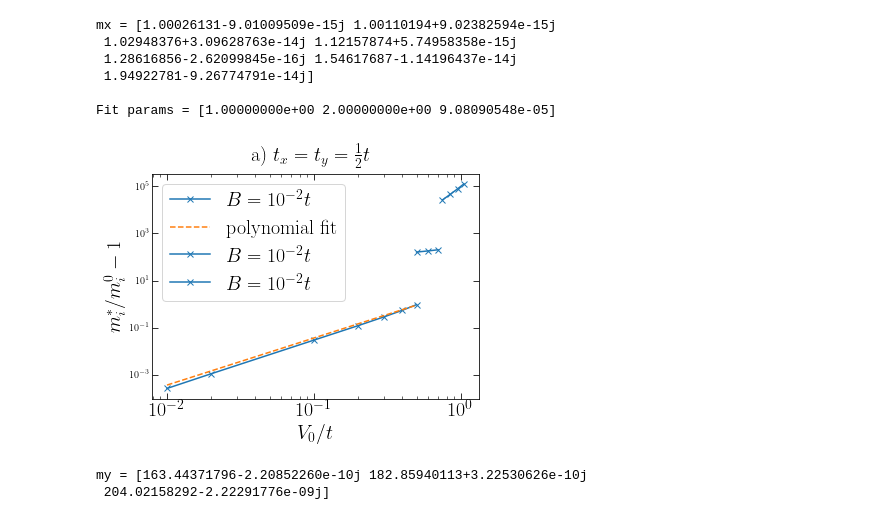
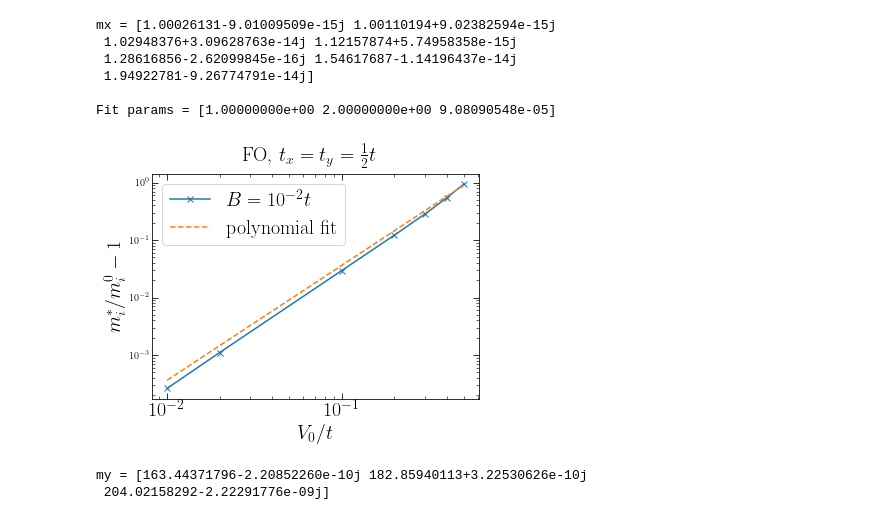
Before and after one commit to Progklui/rotor_lattice_models, a Jupyter notebook: eff_mass.ipynb, the cells around one changed output. Saved outputs shown, nothing was run; the diff lists cells and outputs as text; code cells hidden in the pictures.

```diff
--- a/eff_mass.ipynb
+++ b/eff_mass.ipynb
@@ -182,43 +182,38 @@ font_size = 20
 
 fig, axs = plt.subplots()
 
-plt.suptitle(r'a) $t_x=t_y=\frac{1}{2}t$', fontsize=font_size)
+plt.suptitle(r'FO, $t_x=t_y=\frac{1}{2}t$', fontsize=font_size)
 
 axs.plot(V_0_range_fo/t, mx_fo.real-1, color='tab:blue', marker='x', linestyle='solid', label=r'$B = 10^{-2} t$')
 axs.plot(x_fit/t, y_fit.real-1, color='tab:orange', linestyle='dashed', label=r'polynomial fit')
-
-axs.plot(V_0_range_fdv/t, my_fdv.real-1, color='tab:blue', marker='x', linestyle='solid', label=r'$B = 10^{-2} t$')
-
-axs.plot(V_0_range_sp/t, mx_sp.real-1, color='tab:blue', marker='x', linestyle='solid', label=r'$B = 10^{-2} t$')
-
 
 plt.xlabel(r'$V_0/t$', fontsize=font_size)
 plt.ylabel(r'$m_i^*/m_i^0-1$', fontsize=font_size)
 
 plt.xticks(fontsize=font_size)
 
 axs.set_xscale('log', base=10)
 axs.set_yscale('log', base=10)
 
 #axs.invert_yaxis()
 #axs.set_yticks([1e-1,1e-2,1e-3,1e-4,1e-5],[r'$-10^{-1}$',r'$-10^{-2}$',r'$-10^{-3}$',r'$-10^{-4}$',r'$-10^{-5}$'], fontsize=font_size)
 
 #axs.plot(np.linspace(3.1e-3,5e-3,100), 0.75e-2*np.ones(100), linestyle='solid', color='black')
 #axs.plot(np.linspace(3.1e-3,5e-3,100), 0.27e-1*np.ones(100), linestyle='dashed', color='black')
 
 axs.annotate('vGH', xy=(0.6*1e-2,1e-2), fontsize=font_size)
 axs.annotate('BW pert.', xy=(0.6*1e-2,0.4e-1), fontsize=font_size)
 
 axs.legend(fontsize=font_size, loc=2)
 
 plt.tick_params(axis='x', direction='in', length=6, top=True)
 plt.tick_params(axis='y', direction='in', length=6, right=True)
 plt.tick_params(axis='x', which='minor', direction='in', length=3, top=True)
 plt.tick_params(axis='y', which='minor', direction='in', length=3, right=True)
 
 plt.tick_params(which='minor', axis='y', direction='in', right=True)
 # %% [output]
-[figure, old version]
+[figure, new version]
 # %%
 tx = 100
 ty = 100
```
Also changed, not shown: parts of 6 cells of this notebook.
